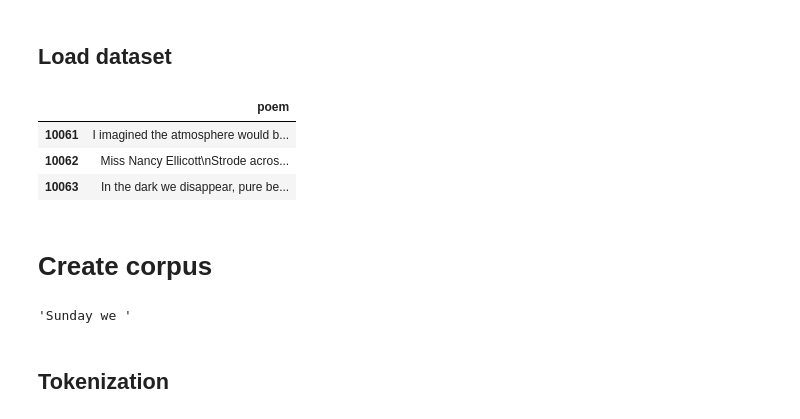
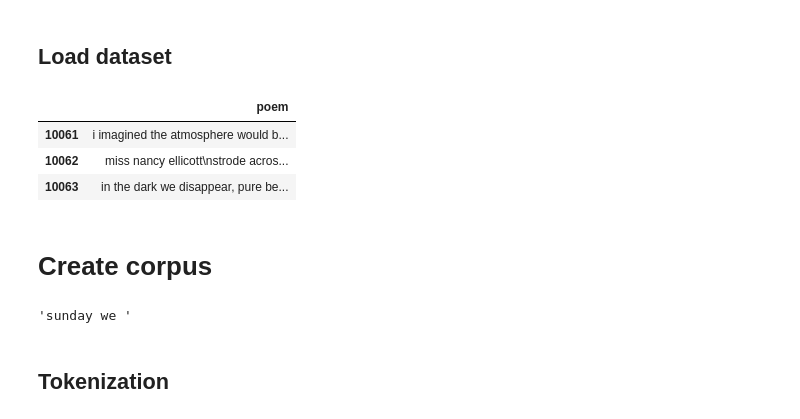
Before and after one commit to TopAgrume/NLP_Project, a Jupyter notebook: src/generation/Ngram/ngram_gen.ipynb, the cells around one changed output. Cells and saved outputs as stored; diff of their text form; code cells hidden in the pictures.

```diff
--- a/src/generation/Ngram/ngram_gen.ipynb
+++ b/src/generation/Ngram/ngram_gen.ipynb
@@ -19,59 +19,54 @@ import re
 # %% [markdown]
 ## Load dataset
 # %%
-# df_kaggle_poem_dataset = pd.read_csv("../data_raw/kaggle_poem_dataset.csv")
-# df_kaggle_poem_dataset.drop(columns=["Unnamed: 0", "Author", "Title", "Poetry Foundation ID"], inplace=True)
-# df_kaggle_poem_dataset.rename(columns={"Content": "poem"}, inplace=True)
-# df_kaggle_poem_dataset.tail(3)
-df_kaggle_poem_dataset = pd.read_csv("../data_raw/our_dataset.csv")
-df_kaggle_poem_dataset.drop(columns=["Unnamed: 0", "topic"], inplace=True)
-df_kaggle_poem_dataset.rename(columns={"Content": "poem"}, inplace=True)
+# df = pd.read_csv("../../../data_raw/kaggle_poem_dataset.csv")
+# df.drop(columns=["Unnamed: 0", "Author", "Title", "Poetry Foundation ID"], inplace=True)
+# df.rename(columns={"Content": "poem"}, inplace=True)
+df = pd.read_csv("../../../data_raw/our_dataset.csv")
+df.drop(columns=["Unnamed: 0", "topic"], inplace=True)
+df.rename(columns={"Content": "poem"}, inplace=True)
 
 # Define the remove_non_english function
 def remove_non_english(text):
     # Regular expression to remove non-English alphabet characters
     english_only = re.sub(r'[^a-zA-Z\s.,;?!\'-]', '', text)
     return english_only
 
 # Define the create_corpus function
 def create_corpus(text):
     # Tokenize text into sentences
     sentences = text.split('\n')
     # Remove empty strings
     sentences = [sentence.strip() for sentence in sentences if sentence.strip()]
     # Join sentences into a corpus
     corpus = '\n'.join(sentences)  # Keep newline characters
     return corpus
 
-# Read the CSV file
-csv_path = "/home/akaagi/Desktop/SCIA/nlp1/NLP1_Project/data_raw/our_dataset.csv"
-df = pd.read_csv(csv_path)
-
 # Apply remove_non_english function to poem column
 df['poem'] = df['poem'].apply(remove_non_english)
 
 # Apply create_corpus function to poem column
 df['poem'] = df['poem'].apply(create_corpus)
 
 # Remove \xa0
 df['poem'] = df['poem'].str.replace('\xa0', '')
 
 # Apply lowercase to the poem column
 df['poem'] = df['poem'].str.lower()
 
-df_kaggle_poem_dataset.tail(3)
+df.tail(3)
 # %% [output]
 |  | poem |
-| 10061 | I imagined the atmosphere would b... |
-| 10062 | Miss Nancy Ellicott\nStrode acros... |
-| 10063 | In the dark we disappear, pure be... |
+| 10061 | i imagined the atmosphere would b... |
+| 10062 | miss nancy ellicott\nstrode acros... |
+| 10063 | in the dark we disappear, pure be... |
 # %% [markdown]
 # Create corpus
 # %%
-corpus = " ".join(df_kaggle_poem_dataset['poem'])
+corpus = " ".join(df['poem'])
 corpus[:10]
 # %% [output]
-'Sunday we '
+'sunday we '
 # %% [markdown]
 ## Tokenization
 # %%
```
Also changed, not shown: parts of 6 cells of this notebook.
